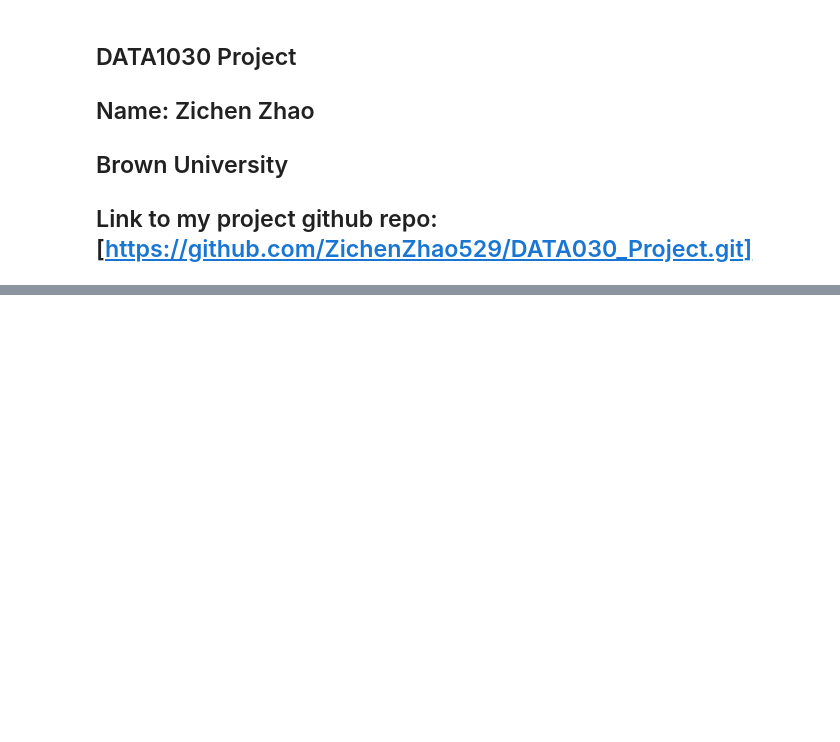
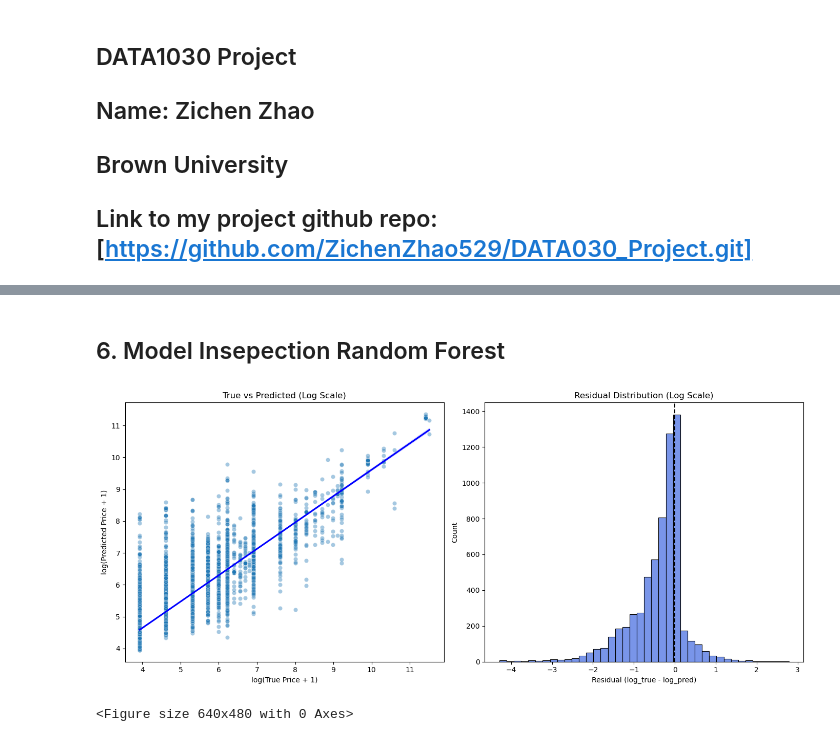
Before and after one commit to ZichenZhao529/DATA1030_Project, a Jupyter notebook: project.ipynb, the cells around one changed output, grey strips where cells are left out. Cells and saved outputs as stored; diff of their text form; code cells hidden in the pictures; blank space fills up the shorter version.

```diff
--- a/project.ipynb
+++ b/project.ipynb
@@ -325,0 +952,2 @@ dtype: int64
+# %% [markdown]
+## 6. Model Insepection Random Forest
@@ -325,0 +963,48 @@ dtype: int64
+# %%
+from sklearn.model_selection import train_test_split
+
+X_other, X_test, y_other, y_test = train_test_split(
+    X,
+    y,
+    test_size=0.2,
+    random_state=123
+)
+# %%
+import numpy as np
+import matplotlib.pyplot as plt
+import seaborn as sns
+
+# Convert to arrays
+true_vals = np.array(y_test)
+pred_vals = np.array(y_pred)
+
+# Log transform (log1p handles zeros safely)
+log_true = np.log1p(true_vals)
+log_pred = np.log1p(pred_vals)
+
+# Residuals in log space
+log_residuals = log_true - log_pred
+
+# Plot: True vs Predicted (log)
+plt.figure(figsize=(14,6))
+
+plt.subplot(1,2,1)
+sns.scatterplot(x=log_true, y=log_pred, alpha=0.4)
+sns.regplot(x=log_true, y=log_pred, scatter=False, color="blue")
+plt.xlabel("log(True Price + 1)")
+plt.ylabel("log(Predicted Price + 1)")
+plt.title("True vs Predicted (Log Scale)")
+
+# Plot: Residual Distribution (log)
+plt.subplot(1,2,2)
+sns.histplot(log_residuals, bins=40, color="royalblue", alpha=0.7)
+plt.axvline(0, color="black", linestyle="--")
+plt.xlabel("Residual (log_true - log_pred)")
+plt.ylabel("Count")
+plt.title("Residual Distribution (Log Scale)")
+
+plt.tight_layout()
+plt.show()
+# %% [output]
+[figure, added]
+<Figure size 640x480 with 0 Axes>
```
Also changed, not shown: parts of 37 cells of this notebook, 7 other files.
